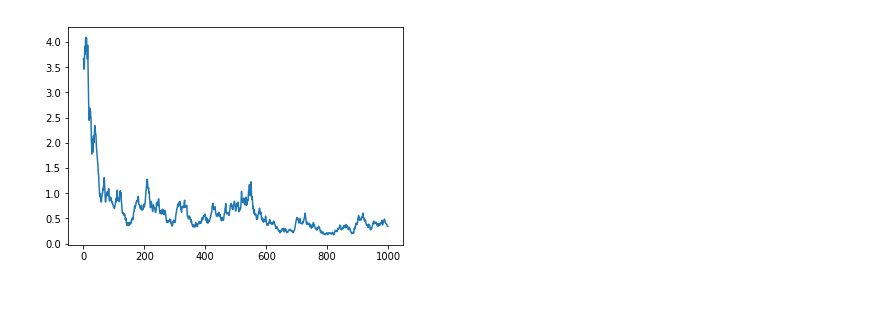
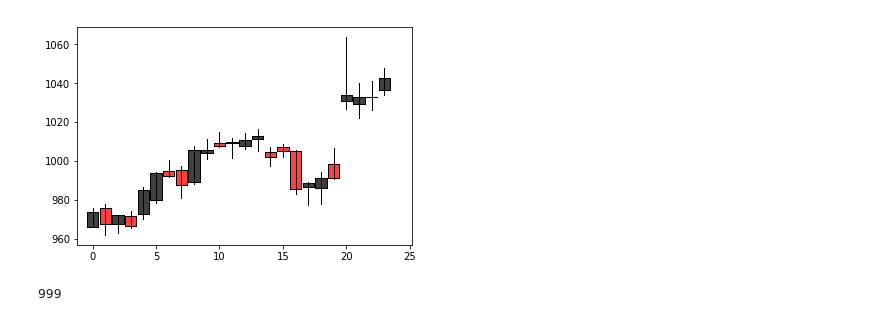
Before and after one commit to bmetherall/Machine_Learning_Stocks, a Jupyter notebook: ML_Stocks.ipynb, the cells around one changed output. Saved outputs shown, nothing was run; the diff lists cells and outputs as text; code cells hidden in the pictures.

```diff
--- a/ML_Stocks.ipynb
+++ b/ML_Stocks.ipynb
@@ -53,5 +53,9 @@ FT = np.fft.fft(data)
-# %%
-plt.plot(np.real(FT)[:,0])
-plt.show()
-# %% [output]
-[figure, removed]
+# %%
+googleraw = pdr.get_data_yahoo('GOOGL')
+# %%
+google = googleraw[-25:-1]
+fig, ax = plt.subplots()
+candlestick2_ochl(ax, google.loc[:,'Open'], google.loc[:,'Close'], google.loc[:,'High'], google.loc[:,'Low'], width = 0.9)
+plt.show()
+# %% [output]
+[figure, added]
@@ -57,0 +68,4 @@ plt.show()
+# %%
+print len(hot_labels)
+# %% [output]
+999
```
Also changed, not shown: parts of 13 cells of this notebook.
